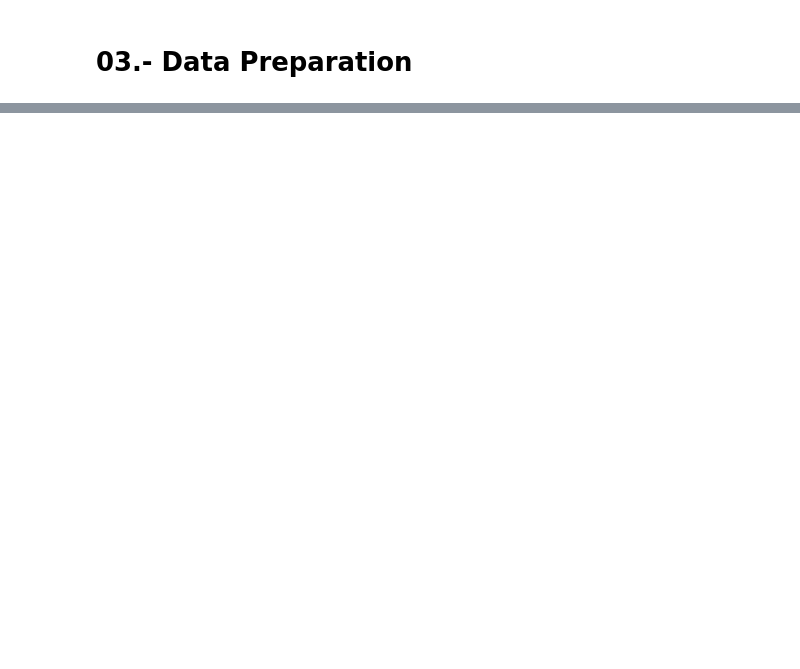
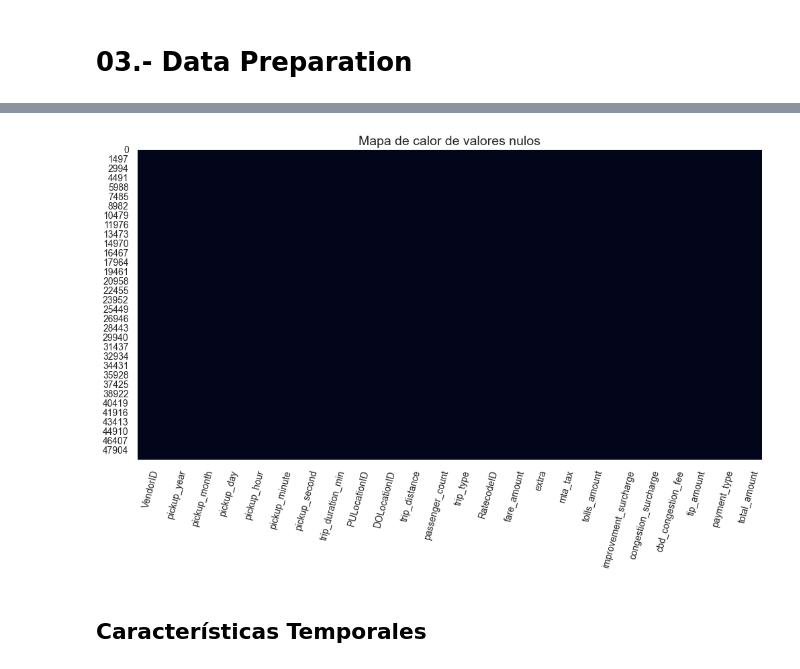
Before and after one commit to secarvallo/MLY0100, a Jupyter notebook: ML-N02/crisp-dm/03_data_preparation.ipynb, the cells around one changed output, grey strips where cells are left out. Cells and saved outputs as stored; diff of their text form; code cells hidden in the pictures; blank space fills up the shorter version.

```diff
--- a/ML-N02/crisp-dm/03_data_preparation.ipynb
+++ b/ML-N02/crisp-dm/03_data_preparation.ipynb
@@ -53,0 +259,3 @@ except ImportError:
+# %%
+df_clean_pct = df_clean_pct.copy()
+print("Limpieza de outliers completada. DataFrame actualizado.")
@@ -53,0 +264,33 @@ except ImportError:
+# %%
+'''
+# Procesamiento de valores faltantes
+# Seleccionar columnas numéricas
+cols_corr = df_clean_pct.select_dtypes(include=[np.number]).columns.tolist()
+
+# Validar que las columnas existan y sean numéricas
+cols_corr = [col for col in cols_corr if col in df.columns and pd.api.types.is_numeric_dtype(df[col])]
+
+# Crear copia de trabajo
+df_corr = df[cols_corr].copy()
+
+# --- Inicio de la Impresión Mejorada ---
+print("--- Preprocesamiento para Matriz de Correlación ---")
+print(f"Columnas numéricas seleccionadas: {len(cols_corr)}")
+
+print("\nRellenando valores faltantes (NaN) con la mediana:")
+imputed_cols_count = 0
+for col in df_corr.columns:
+    missing_before = df_corr[col].isnull().sum()
+    if missing_before > 0:
+        median_val = df_corr[col].median()
+        df_corr[col] = df_corr[col].fillna(median_val)
+        # Imprime de forma más clara y con indentación
+        print(f"  - Columna '{col}': {missing_before} valores NaN rellenados con mediana {median_val:.2f}")
+        imputed_cols_count += 1
+
+if imputed_cols_count == 0:
+    print("  (No se encontraron valores NaN en las columnas numéricas seleccionadas)")
+
+# Actualiza el mensaje si no hay filtrado posterior, o elimínalo
+print(f"\nDataFrame listo para correlación. Dimensiones: {df_corr.shape}")
+'''
@@ -53,0 +408,11 @@ except ImportError:
+# %%
+# Mapa de calor de valores nulos
+plt.figure(figsize=(12, 6))
+sns.heatmap(df_knn.isnull(), cbar=False)
+plt.title("Mapa de calor de valores nulos")
+ax = plt.gca()
+ax.tick_params(axis='x', rotation=75)
+# %% [output]
+[figure, added]
+# %% [markdown]
+## Características Temporales
```
Also changed, not shown: parts of 24 cells of this notebook, 1 other file.
